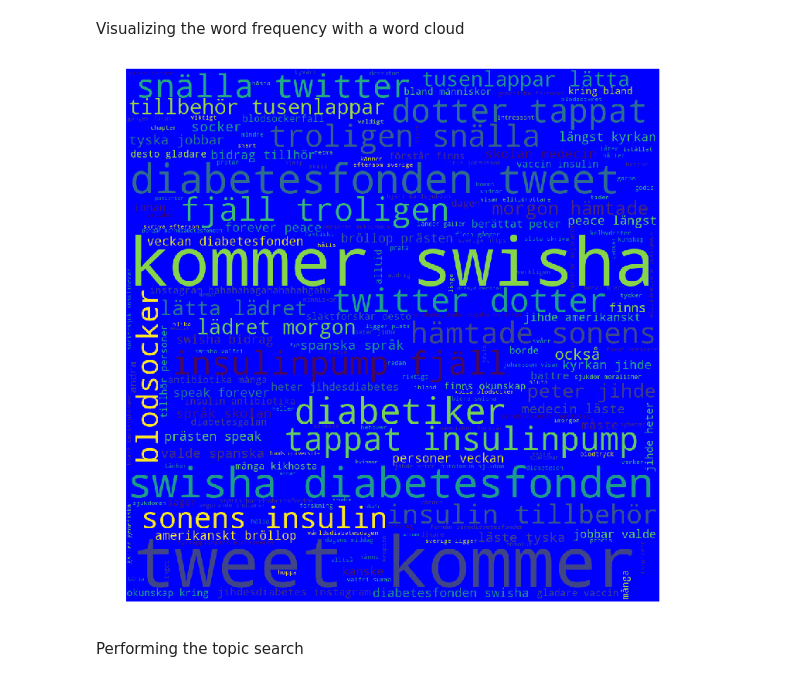
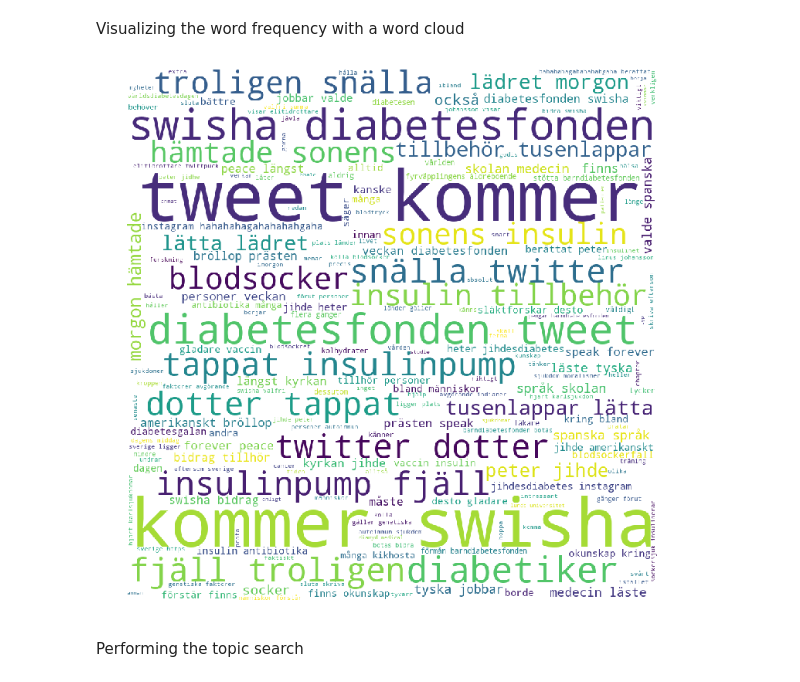
Before and after one commit to opensciencehack/Fork-of-Team-sudo-su, a Jupyter notebook: jupyter_exploration/LanguageAnalysis.ipynb, the cells around one changed output. Saved outputs shown, nothing was run; the diff lists cells and outputs as text; code cells hidden in the pictures.

Commit message:
new word cloud

```diff
--- a/jupyter_exploration/LanguageAnalysis.ipynb
+++ b/jupyter_exploration/LanguageAnalysis.ipynb
@@ -106,22 +106,22 @@ Visualizing the word frequency with a word cloud
 # %%
 from wordcloud import WordCloud
 import matplotlib.pyplot as plt
 
 word_string = ''
 for list in data:
     for word in list:
         word_string = word_string + word + ' '
 
-wordcloud=WordCloud(width=1000,height=1000, background_color='blue', stopwords=stop_words,min_font_size=10).generate(word_string)
+wordcloud=WordCloud(width=1000,height=1000, background_color='white', stopwords=stop_words,min_font_size=10).generate(word_string)
 
 
 plt.figure(figsize=(10,10),facecolor=None)
 plt.imshow(wordcloud)
 plt.axis("off")
 plt.tight_layout(pad=0)
 plt.show()
 # %% [output]
-[figure, old version]
+[figure, new version]
 # %% [markdown]
 Performing the topic search
 # %%
```
Also changed, not shown: 1 other file.
